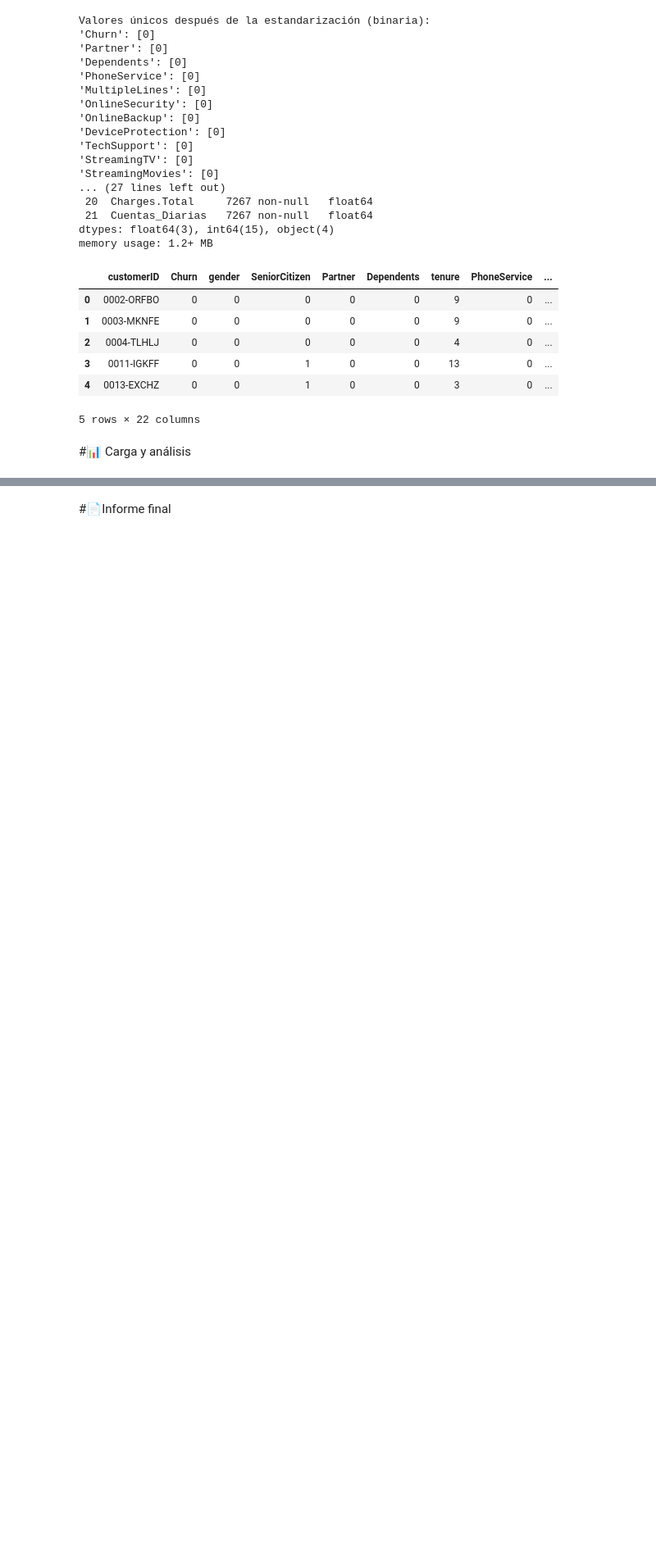
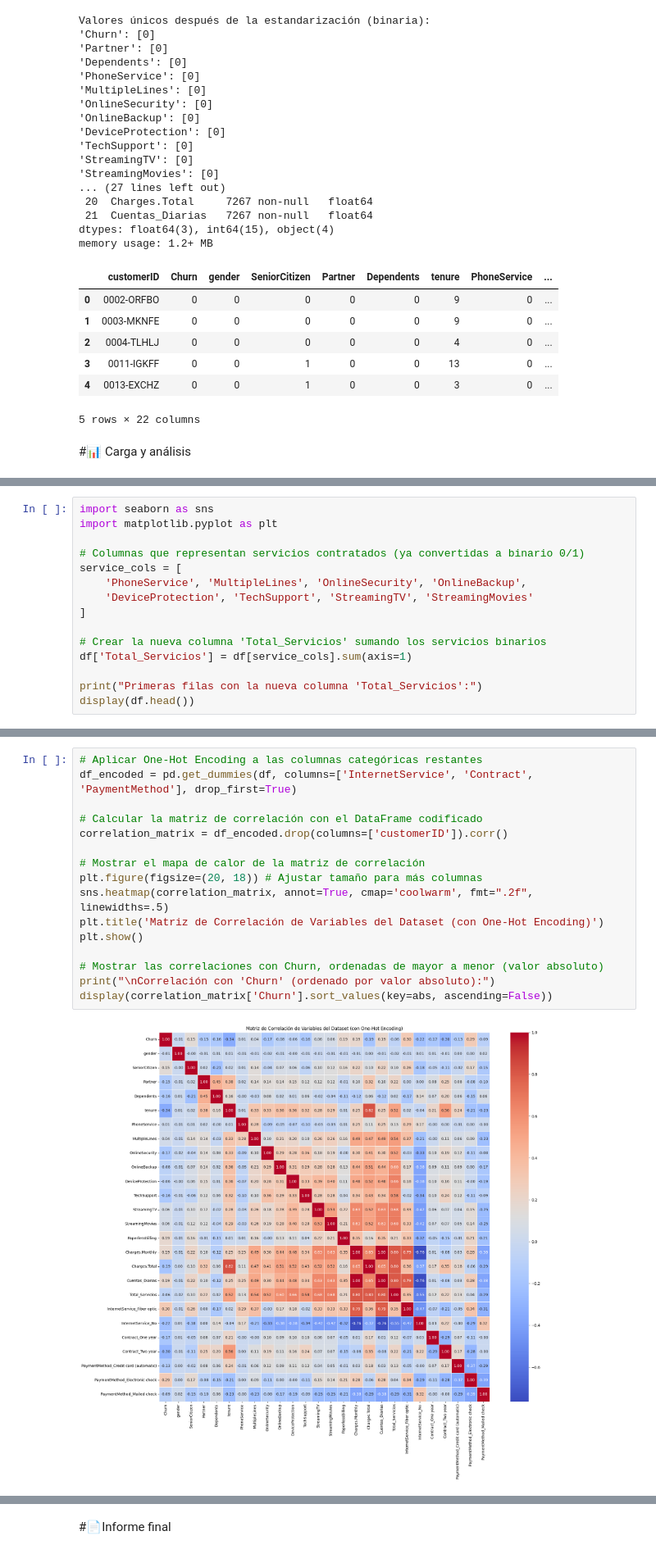
Before and after one commit to jhaelMVP/Challenge2_DataScience_Alura, a Jupyter notebook: TelecomX_LATAM.ipynb, the cells around one changed output, grey strips where cells are left out. Shown at 82% size. Saved outputs shown, nothing was run; the diff lists cells and outputs as text; blank space fills up the shorter version.

```diff
--- a/TelecomX_LATAM.ipynb
+++ b/TelecomX_LATAM.ipynb
@@ -313,0 +442,15 @@ memory usage: 1.2+ MB
+# %%
+import seaborn as sns
+import matplotlib.pyplot as plt
+
+# Columnas que representan servicios contratados (ya convertidas a binario 0/1)
+service_cols = [
+    'PhoneService', 'MultipleLines', 'OnlineSecurity', 'OnlineBackup',
+    'DeviceProtection', 'TechSupport', 'StreamingTV', 'StreamingMovies'
+]
+
+# Crear la nueva columna 'Total_Servicios' sumando los servicios binarios
+df['Total_Servicios'] = df[service_cols].sum(axis=1)
+
+print("Primeras filas con la nueva columna 'Total_Servicios':")
+display(df.head())
@@ -313,0 +468,18 @@ memory usage: 1.2+ MB
+# %%
+# Aplicar One-Hot Encoding a las columnas categóricas restantes
+df_encoded = pd.get_dummies(df, columns=['InternetService', 'Contract', 'PaymentMethod'], drop_first=True)
+
+# Calcular la matriz de correlación con el DataFrame codificado
+correlation_matrix = df_encoded.drop(columns=['customerID']).corr()
+
+# Mostrar el mapa de calor de la matriz de correlación
+plt.figure(figsize=(20, 18)) # Ajustar tamaño para más columnas
+sns.heatmap(correlation_matrix, annot=True, cmap='coolwarm', fmt=".2f", linewidths=.5)
+plt.title('Matriz de Correlación de Variables del Dataset (con One-Hot Encoding)')
+plt.show()
+
+# Mostrar las correlaciones con Churn, ordenadas de mayor a menor (valor absoluto)
+print("\nCorrelación con 'Churn' (ordenado por valor absoluto):")
+display(correlation_matrix['Churn'].sort_values(key=abs, ascending=False))
+# %% [output]
+[figure, added]
```
Also changed, not shown: parts of 27 cells of this notebook.
